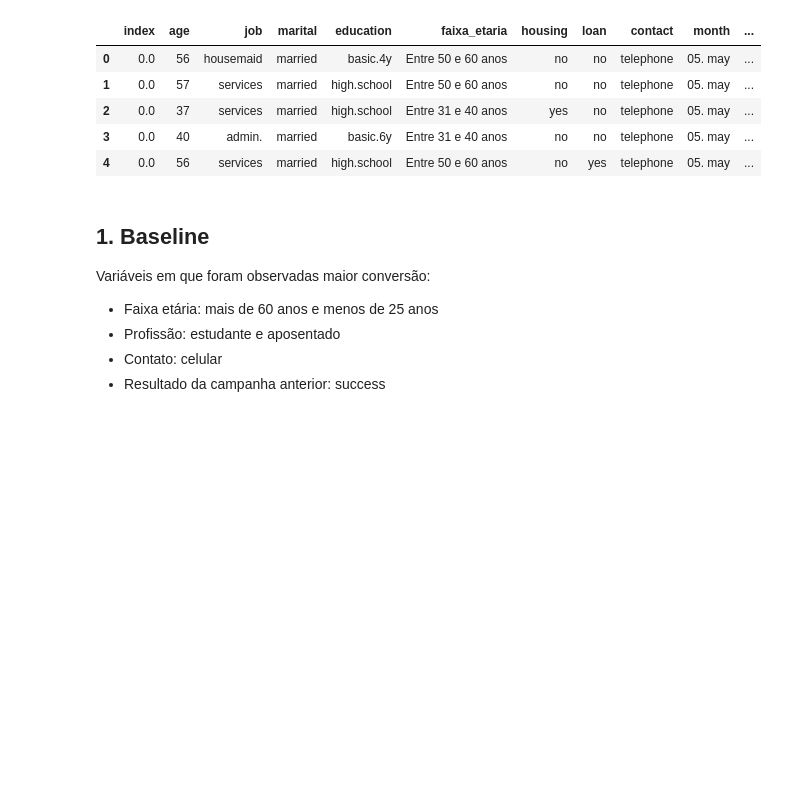
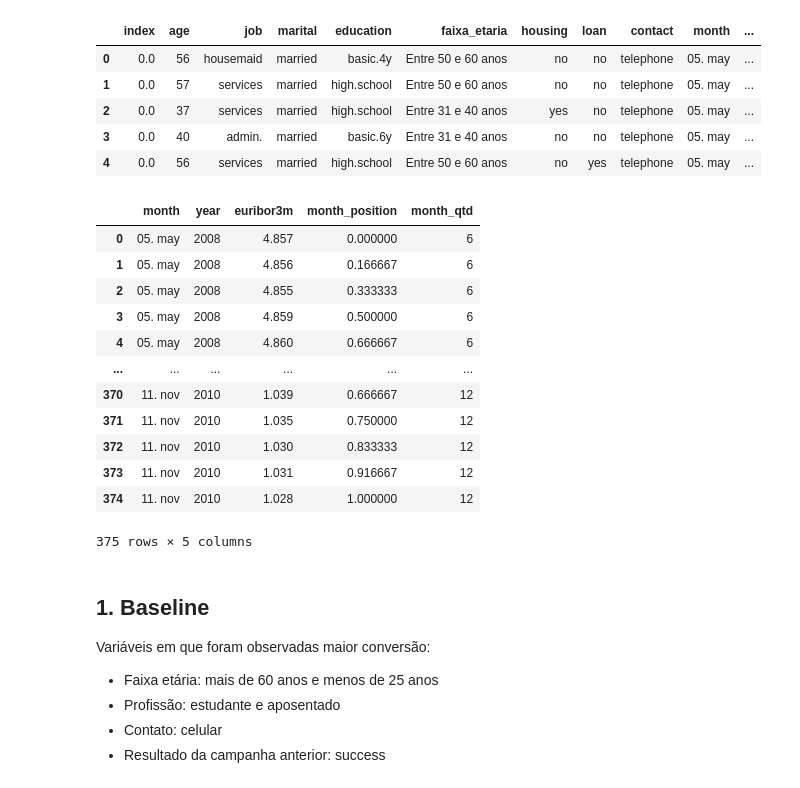
Before and after one commit to leticiafaria7/financial-ml-decisioning, a Jupyter notebook: notebooks/3_model_train.ipynb, the cells around one changed output. Saved outputs shown, nothing was run; the diff lists cells and outputs as text; code cells hidden in the pictures; blank space fills up the shorter version.

```diff
--- a/notebooks/3_model_train.ipynb
+++ b/notebooks/3_model_train.ipynb
@@ -49,6 +49,22 @@ df.head()
 | 2 | 0.0 | 37 | services | married | high.school | Entre 31 e 40 anos | yes | no | telephone | 05. may | ... |
 | 3 | 0.0 | 40 | admin. | married | basic.6y | Entre 31 e 40 anos | no | no | telephone | 05. may | ... |
 | 4 | 0.0 | 56 | services | married | high.school | Entre 50 e 60 anos | no | yes | telephone | 05. may | ... |
+# %%
+pd.read_parquet('../data/trusted/euribor3m_mensal.parquet', engine = 'pyarrow')
+# %% [output]
+|  | month | year | euribor3m | month_position | month_qtd |
+| 0 | 05. may | 2008 | 4.857 | 0.000000 | 6 |
+| 1 | 05. may | 2008 | 4.856 | 0.166667 | 6 |
+| 2 | 05. may | 2008 | 4.855 | 0.333333 | 6 |
+| 3 | 05. may | 2008 | 4.859 | 0.500000 | 6 |
+| 4 | 05. may | 2008 | 4.860 | 0.666667 | 6 |
+| ... | ... | ... | ... | ... | ... |
+| 370 | 11. nov | 2010 | 1.039 | 0.666667 | 12 |
+| 371 | 11. nov | 2010 | 1.035 | 0.750000 | 12 |
+| 372 | 11. nov | 2010 | 1.030 | 0.833333 | 12 |
+| 373 | 11. nov | 2010 | 1.031 | 0.916667 | 12 |
+| 374 | 11. nov | 2010 | 1.028 | 1.000000 | 12 |
+375 rows × 5 columns
 # %% [markdown]
 ## 1. Baseline
 
```
Also changed, not shown: parts of 7 cells of this notebook.
